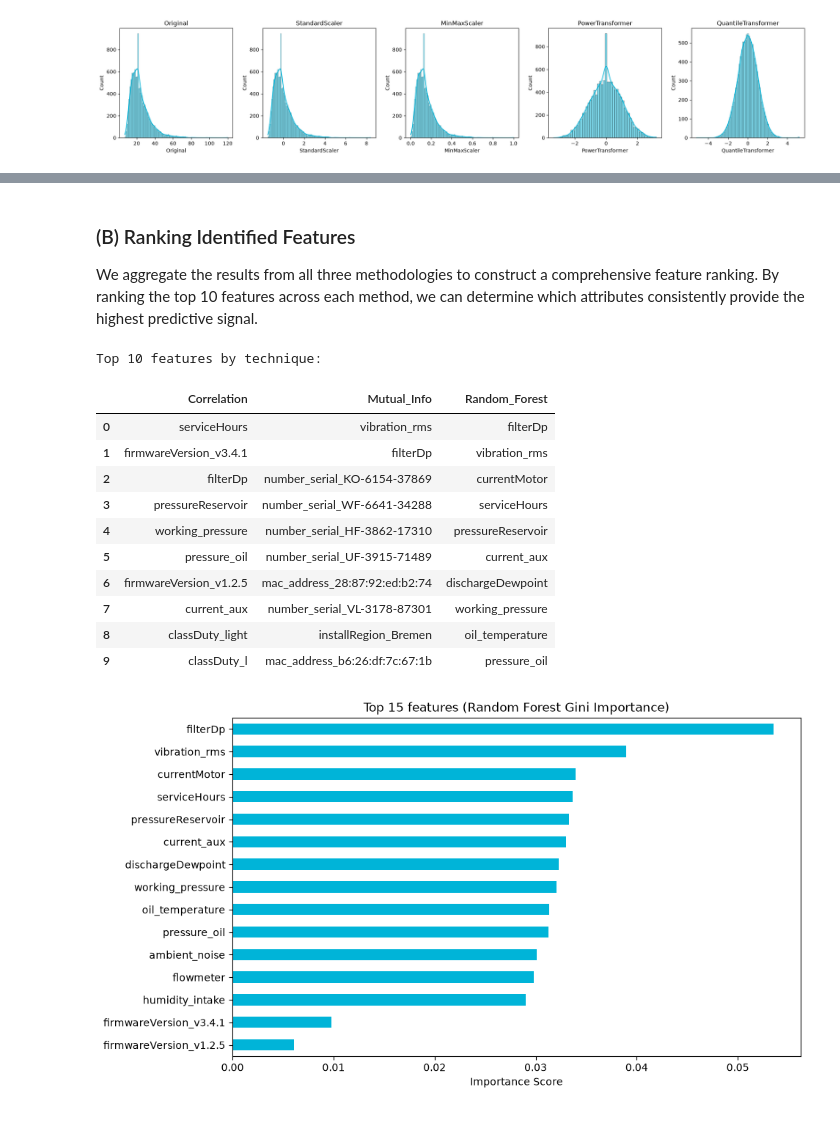
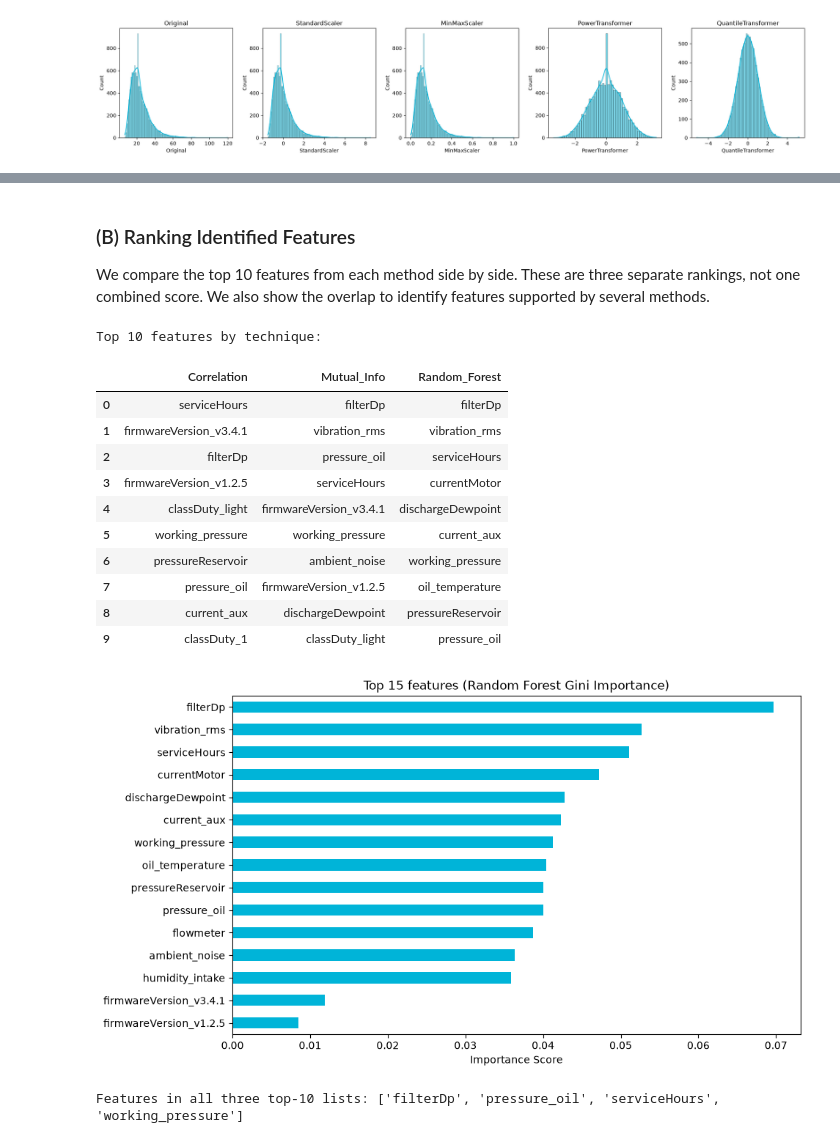
Before and after one commit to moahoukau/IAU-FIIT, a Jupyter notebook: zadanie.ipynb, the cells around one changed output, grey strips where cells are left out. Cells and saved outputs as stored; diff of their text form; code cells hidden in the pictures.

```diff
--- a/zadanie.ipynb
+++ b/zadanie.ipynb
@@ -1476,8 +1482,8 @@ X_train_num = pd.DataFrame(
 )
 
 # 2. categorical data - handle missing values first
-# scikit learns imputer crashes on the pandas pd.NA type, so we use native pandas .fillna() to safely label missing text as 'Unknown'
-X_train_cat_imputed = X_train[cat_cols].fillna('Unknown')
+# We fill missing categorical values explicitly, including pandas pd.NA.
+X_train_cat_imputed = X_train[cat_cols].astype('string').fillna('Unknown')
 
 # convert the text categories into binary numerical columns (0/1) using one hot encoding
 # this is necessary because models cant read text, and it prevents the model from assuming nominal categories have a mathematical order
@@ -1561,59 +1569,69 @@ from sklearn.feature_selection import mutual_info_classif
 from sklearn.ensemble import RandomForestClassifier
 
 # 1. Pearson correlation - fast baseline to check for strict linear relationships
-# we take the absolute value because a strong negative correlation is just as predictive as a strong positive one
+# we take the absolute value because we want to rank the strength of linear associations in either direction
 corr_scores = X_train_ready.corrwith(y_train).abs().sort_values(ascending=False)
 
 # 2. Mutual information - captures complex, non linear relationships that Pearson misses
-# because MI is heavy for computing and can freeze the kernel on large datasets, we run it on a representative random sample of 2500 rows
-# this gives us a highly accurate estimate in a fraction of the time.
-sample_idx = X_train_ready.sample(n=2500, random_state=42).index
-mi_values = mutual_info_classif(X_train_ready.loc[sample_idx], y_train.loc[sample_idx], random_state=42)
+# We use a stratified training subsample to reduce computation time.
+sample_idx, _ = train_test_split(
+    X_train_ready.index, train_size=2500,
+    stratify=y_train, random_state=42
+)
+# Numerical measurements are continuous; one-hot columns are discrete.
+discrete_mask = np.array([False] * len(num_cols) + [True] * X_train_cat.shape[1])
+mi_values = mutual_info_classif(
+    X_train_ready.loc[sample_idx], y_train.loc[sample_idx],
+    discrete_features=discrete_mask, random_state=42
+)
 mi_scores = pd.Series(mi_values, index=X_train_ready.columns).sort_values(ascending=False)
 
-# 3. Random forest - tree models naturally figure out how different features interact with each other to cause a failure
-# we use class_weight='balanced' to force the trees to pay equal attention to our rare (+-12%) failure cases
-# setting n_jobs=-1 tells the model to use all available CPU cores, building the 100 trees simultaneously so it runs much faster.
+# 3. Random forest - tree models naturally figure out feature combinations associated with the failure label
+# class_weight='balanced' gives the minority class greater weight.
+# n_jobs=-1 allows parallel training on available CPU cores.
 rf = RandomForestClassifier(n_estimators=100, class_weight='balanced', random_state=42, n_jobs=-1)
 rf.fit(X_train_ready, y_train)
 rf_scores = pd.Series(rf.feature_importances_, index=X_train_ready.columns).sort_values(ascending=False)
 # %% [markdown]
 ### (B) Ranking Identified Features
-We aggregate the results from all three methodologies to construct a comprehensive feature ranking. By ranking the top 10 features across each method, we can determine which attributes consistently provide the highest predictive signal.
+We compare the top 10 features from each method side by side. These are three separate rankings, not one combined score. We also show the overlap to identify features supported by several methods.
 # %%
 # we aggregate the top 10 features from all 3 techniques into a single taable
 # this makes it easy to spot which sensors consistently show up as strong predictors across different math approaches
 top_n = 10
 feature_ranking = pd.DataFrame({
     'Correlation': corr_scores.head(top_n).index,
     'Mutual_Info': mi_scores.head(top_n).index,
     'Random_Forest': rf_scores.head(top_n).index
 })
 
 print("Top 10 features by technique:")
 display(feature_ranking)
 
-# we plot the Random Forest scores specifically because tree ensembles are generally the most reliable
-# at capturing complex interactions in raw sensor data without needing heavy transformations
+# We visualize the importance scores from this fitted forest.
 plt.figure(figsize=(10, 6))
 rf_scores.head(15).sort_values().plot(kind='barh', color='#00B4D8')
 plt.title('Top 15 features (Random Forest Gini Importance)')
 plt.xlabel('Importance Score')
 plt.show()
+# We compare agreement without assuming that the rankings must match.
+common_top = set(corr_scores.head(top_n).index) & set(mi_scores.head(top_n).index) & set(rf_scores.head(top_n).index)
+print('Features in all three top-10 lists:', sorted(common_top))
 # %% [output]
 Top 10 features by technique:
 |  | Correlation | Mutual_Info | Random_Forest |
-| 0 | serviceHours | vibration_rms | filterDp |
-| 1 | firmwareVersion_v3.4.1 | filterDp | vibration_rms |
-| 2 | filterDp | number_serial_KO-6154-37869 | currentMotor |
-| 3 | pressureReservoir | number_serial_WF-6641-34288 | serviceHours |
-| 4 | working_pressure | number_serial_HF-3862-17310 | pressureReservoir |
-| 5 | pressure_oil | number_serial_UF-3915-71489 | current_aux |
-| 6 | firmwareVersion_v1.2.5 | mac_address_28:87:92:ed:b2:74 | dischargeDewpoint |
-| 7 | current_aux | number_serial_VL-3178-87301 | working_pressure |
-| 8 | classDuty_light | installRegion_Bremen | oil_temperature |
-| 9 | classDuty_l | mac_address_b6:26:df:7c:67:1b | pressure_oil |
+| 0 | serviceHours | filterDp | filterDp |
+| 1 | firmwareVersion_v3.4.1 | vibration_rms | vibration_rms |
+| 2 | filterDp | pressure_oil | serviceHours |
+| 3 | firmwareVersion_v1.2.5 | serviceHours | currentMotor |
+| 4 | classDuty_light | firmwareVersion_v3.4.1 | dischargeDewpoint |
+| 5 | working_pressure | working_pressure | current_aux |
+| 6 | pressureReservoir | ambient_noise | working_pressure |
+| 7 | pressure_oil | firmwareVersion_v1.2.5 | oil_temperature |
+| 8 | current_aux | dischargeDewpoint | pressureReservoir |
+| 9 | classDuty_1 | classDuty_light | pressure_oil |
-[figure, old version]
+[figure, new version]
+Features in all three top-10 lists: ['filterDp', 'pressure_oil', 'serviceHours', 'working_pressure']
 # %% [markdown]
 ### (C) Justification of Feature Selection
 **Choice of Techniques:** Absolute Pearson correlation was used as a baseline to capture strict linear dependencies. However, physical sensor data often interacts non-linearly with failure states, so Mutual Information was applied to capture generic dependencies regardless of distribution shape. Finally, Random Forest Feature Importance was utilized because tree-based ensembles natively model feature interactions, assigning higher value to features that conditionally separate the target classes well.
```
Also changed, not shown: parts of 18 cells of this notebook.
